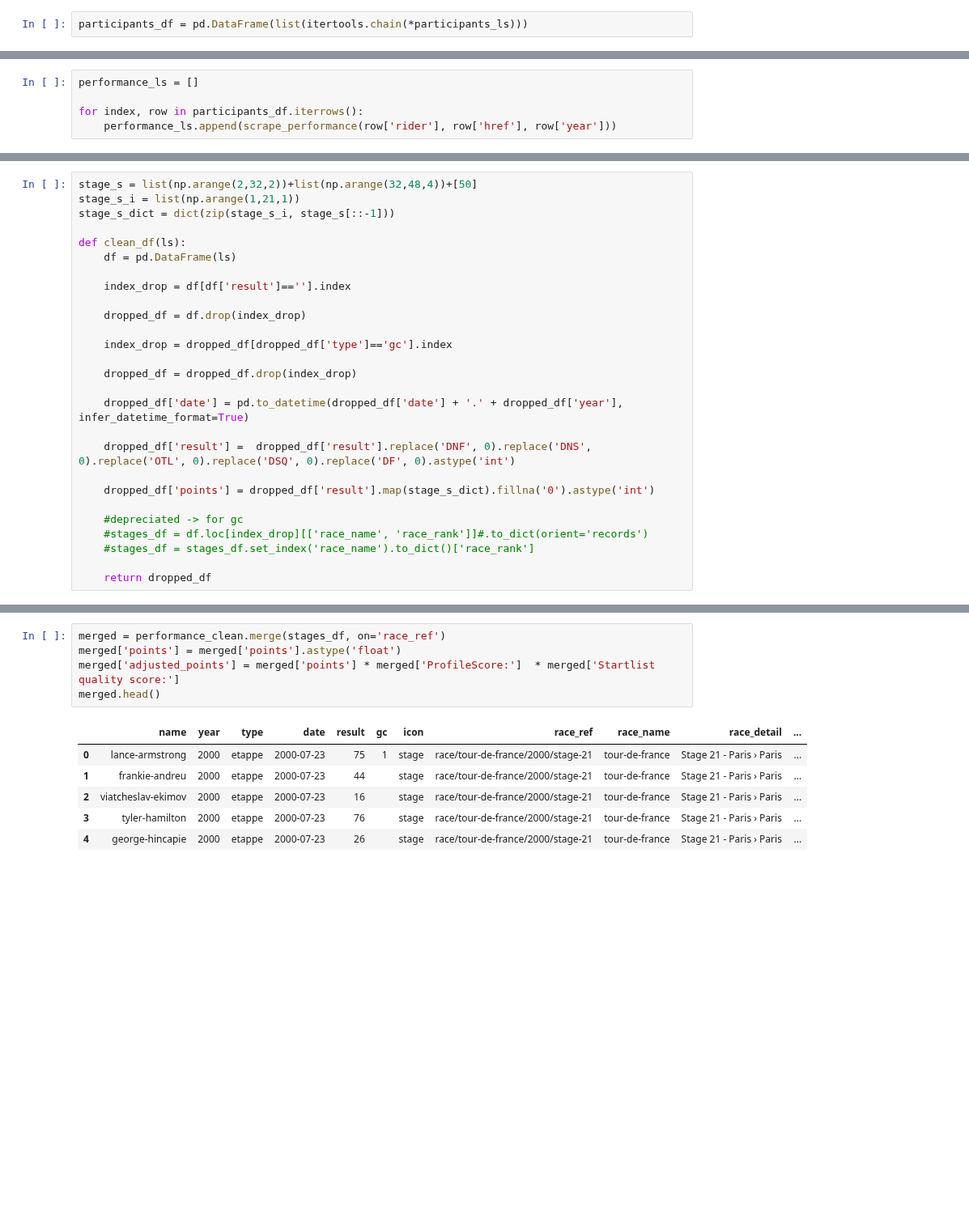
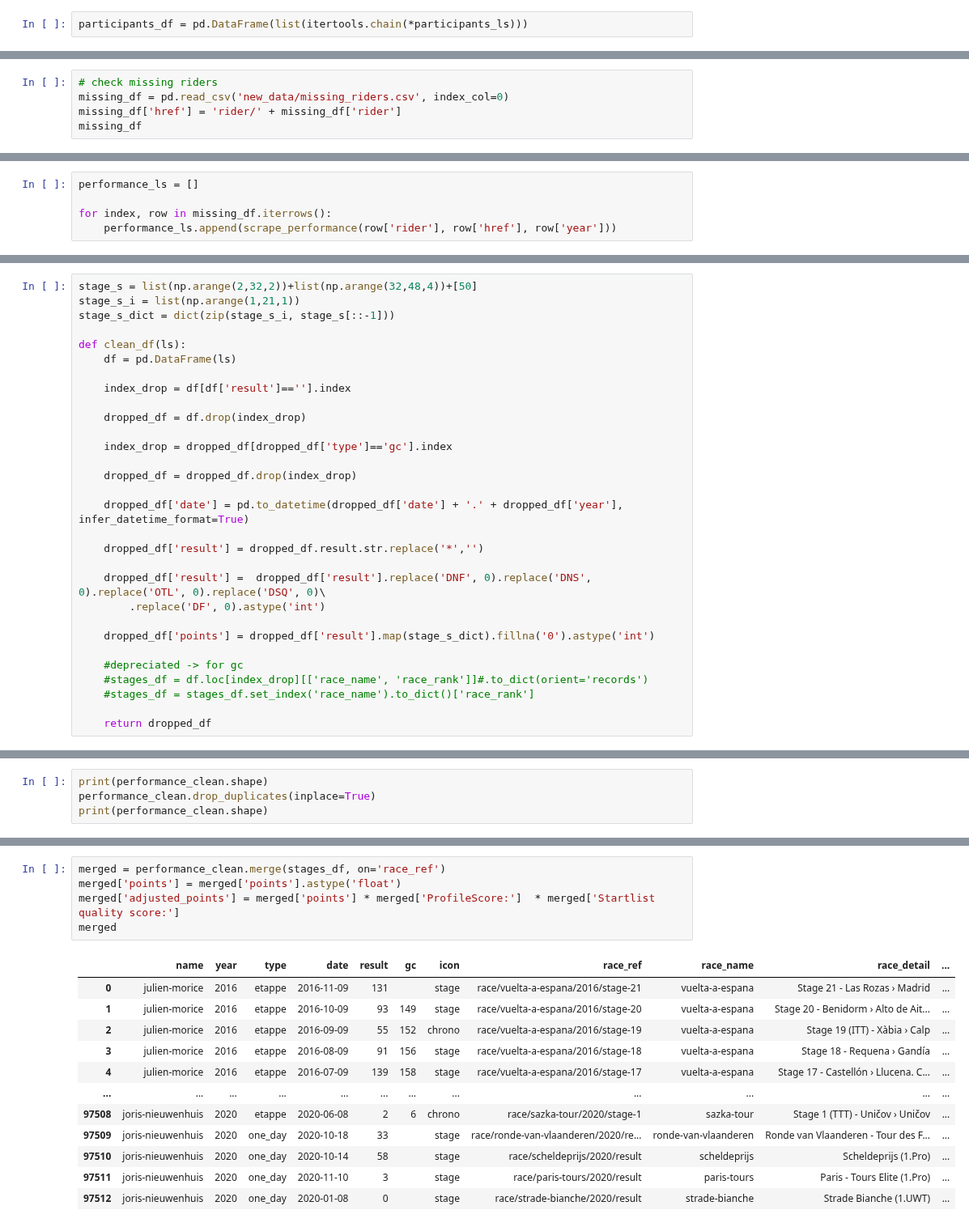
Before and after one commit to Michiel-DK/cycling, a Jupyter notebook: new_scraper.ipynb, the cells around one changed output, grey strips where cells are left out. Shown at 81% size. Cells and saved outputs as stored; diff of their text form; blank space fills up the shorter version.

```diff
--- a/new_scraper.ipynb
+++ b/new_scraper.ipynb
@@ -71,0 +74,5 @@ participants_df = pd.DataFrame(list(itertools.chain(*participants_ls)))
+# %%
+# check missing riders
+missing_df = pd.read_csv('new_data/missing_riders.csv', index_col=0)
+missing_df['href'] = 'rider/' + missing_df['rider']
+missing_df
@@ -142,5 +183,5 @@ def scrape_performance(rider, endpoint, year):
 # %%
 performance_ls = []
 
-for index, row in participants_df.iterrows():
+for index, row in missing_df.iterrows():
     performance_ls.append(scrape_performance(row['rider'], row['href'], row['year']))
@@ -168,7 +222,10 @@ def clean_df(ls):
 
     dropped_df['date'] = pd.to_datetime(dropped_df['date'] + '.' + dropped_df['year'], infer_datetime_format=True)
 
-    dropped_df['result'] =  dropped_df['result'].replace('DNF', 0).replace('DNS', 0).replace('OTL', 0).replace('DSQ', 0).replace('DF', 0).astype('int')
+    dropped_df['result'] = dropped_df.result.str.replace('*','')
+
+    dropped_df['result'] =  dropped_df['result'].replace('DNF', 0).replace('DNS', 0).replace('OTL', 0).replace('DSQ', 0)\
+        .replace('DF', 0).astype('int')
 
     dropped_df['points'] = dropped_df['result'].map(stage_s_dict).fillna('0').astype('int')
 
@@ -282,0 +339,4 @@ performance_df.drop_duplicates(inplace=True)
+# %%
+print(performance_clean.shape)
+performance_clean.drop_duplicates(inplace=True)
+print(performance_clean.shape)
@@ -299,12 +362,18 @@ stages_df
 # %%
 merged = performance_clean.merge(stages_df, on='race_ref')
 merged['points'] = merged['points'].astype('float')
 merged['adjusted_points'] = merged['points'] * merged['ProfileScore:']  * merged['Startlist quality score:']
-merged.head()
+merged
 # %% [output]
 |  | name | year | type | date | result | gc | icon | race_ref | race_name | race_detail | ... |
-| 0 | lance-armstrong | 2000 | etappe | 2000-07-23 | 75 | 1 | stage | race/tour-de-france/2000/stage-21 | tour-de-france | Stage 21 - Paris › Paris | ... |
-| 1 | frankie-andreu | 2000 | etappe | 2000-07-23 | 44 |  | stage | race/tour-de-france/2000/stage-21 | tour-de-france | Stage 21 - Paris › Paris | ... |
-| 2 | viatcheslav-ekimov | 2000 | etappe | 2000-07-23 | 16 |  | stage | race/tour-de-france/2000/stage-21 | tour-de-france | Stage 21 - Paris › Paris | ... |
-| 3 | tyler-hamilton | 2000 | etappe | 2000-07-23 | 76 |  | stage | race/tour-de-france/2000/stage-21 | tour-de-france | Stage 21 - Paris › Paris | ... |
-| 4 | george-hincapie | 2000 | etappe | 2000-07-23 | 26 |  | stage | race/tour-de-france/2000/stage-21 | tour-de-france | Stage 21 - Paris › Paris | ... |
+| 0 | julien-morice | 2016 | etappe | 2016-11-09 | 131 |  | stage | race/vuelta-a-espana/2016/stage-21 | vuelta-a-espana | Stage 21 - Las Rozas › Madrid | ... |
+| 1 | julien-morice | 2016 | etappe | 2016-10-09 | 93 | 149 | stage | race/vuelta-a-espana/2016/stage-20 | vuelta-a-espana | Stage 20 - Benidorm › Alto de Ait... | ... |
+| 2 | julien-morice | 2016 | etappe | 2016-09-09 | 55 | 152 | chrono | race/vuelta-a-espana/2016/stage-19 | vuelta-a-espana | Stage 19 (ITT) - Xàbia › Calp | ... |
+| 3 | julien-morice | 2016 | etappe | 2016-08-09 | 91 | 156 | stage | race/vuelta-a-espana/2016/stage-18 | vuelta-a-espana | Stage 18 - Requena › Gandía | ... |
+| 4 | julien-morice | 2016 | etappe | 2016-07-09 | 139 | 158 | stage | race/vuelta-a-espana/2016/stage-17 | vuelta-a-espana | Stage 17 - Castellón › Llucena. C... | ... |
+| ... | ... | ... | ... | ... | ... | ... | ... | ... | ... | ... | ... |
+| 97508 | joris-nieuwenhuis | 2020 | etappe | 2020-06-08 | 2 | 6 | chrono | race/sazka-tour/2020/stage-1 | sazka-tour | Stage 1 (TTT) - Uničov › Uničov | ... |
+| 97509 | joris-nieuwenhuis | 2020 | one_day | 2020-10-18 | 33 |  | stage | race/ronde-van-vlaanderen/2020/re... | ronde-van-vlaanderen | Ronde van Vlaanderen - Tour des F... | ... |
+| 97510 | joris-nieuwenhuis | 2020 | one_day | 2020-10-14 | 58 |  | stage | race/scheldeprijs/2020/result | scheldeprijs | Scheldeprijs (1.Pro) | ... |
+| 97511 | joris-nieuwenhuis | 2020 | one_day | 2020-11-10 | 3 |  | stage | race/paris-tours/2020/result | paris-tours | Paris - Tours Elite (1.Pro) | ... |
+| 97512 | joris-nieuwenhuis | 2020 | one_day | 2020-01-08 | 0 |  | stage | race/strade-bianche/2020/result | strade-bianche | Strade Bianche (1.UWT) | ... |
```
Also changed, not shown: parts of 20 cells of this notebook, 6 other files.
